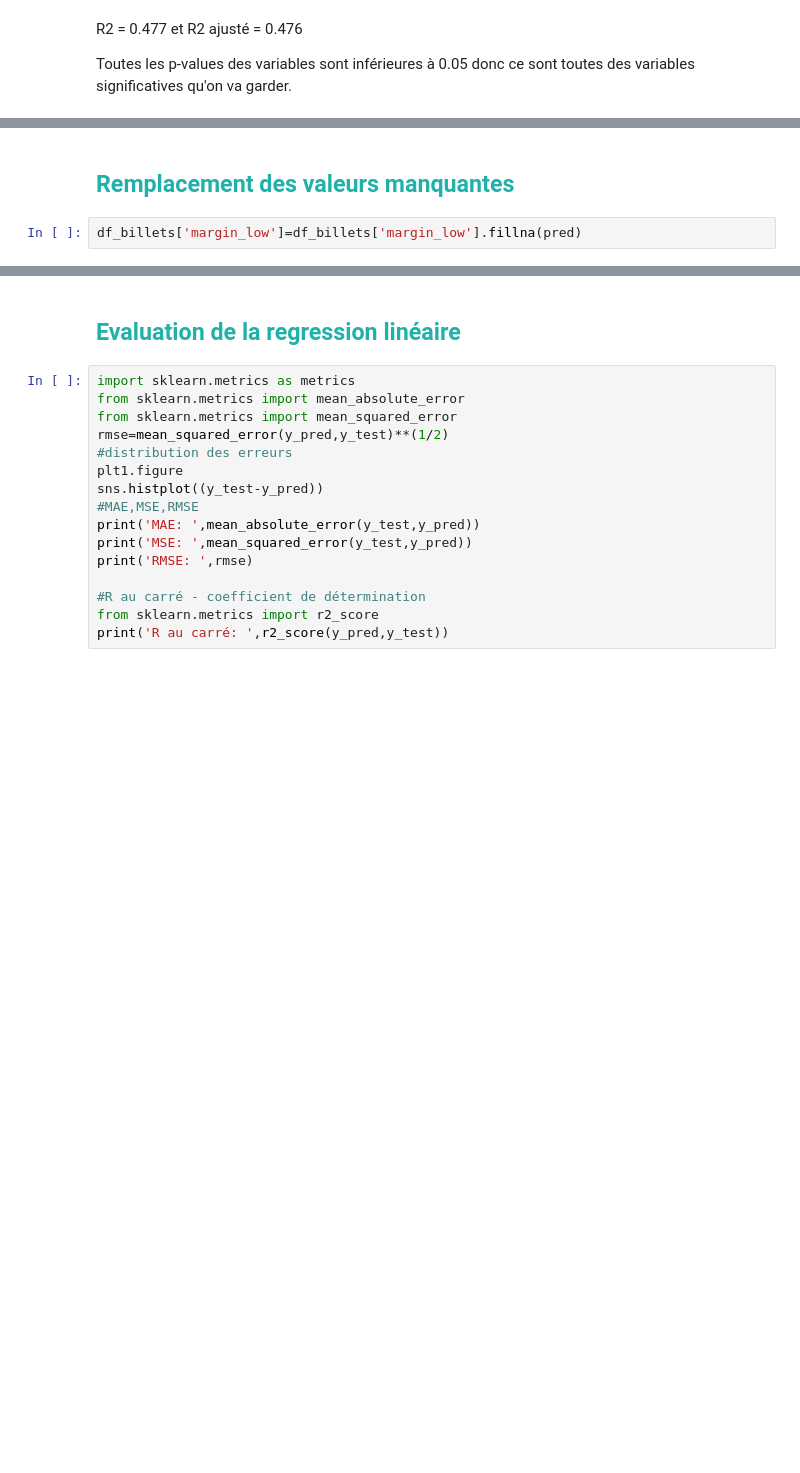
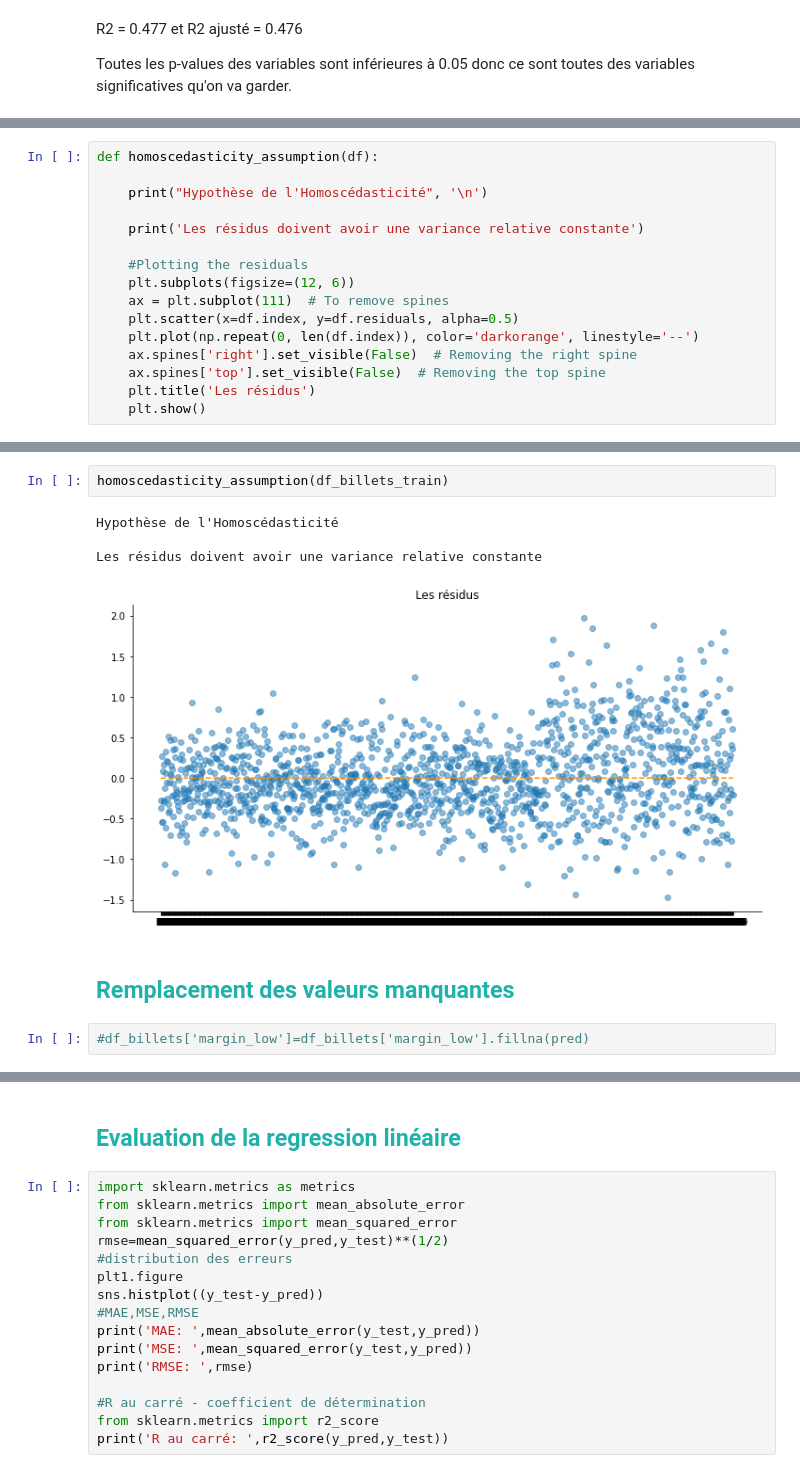
Before and after one commit to Randasabag/Detectez-des-faux-billets-avec-R-ou-Python, a Jupyter notebook: P10.ipynb, the cells around one changed output, grey strips where cells are left out. Cells and saved outputs as stored; diff of their text form; blank space fills up the shorter version.

```diff
--- a/P10.ipynb
+++ b/P10.ipynb
@@ -293,0 +455,16 @@ dtype: float64
+# %%
+def homoscedasticity_assumption(df):
+
+    print("Hypothèse de l'Homoscédasticité", '\n')
+
+    print('Les résidus doivent avoir une variance relative constante')
+
+    #Plotting the residuals
+    plt.subplots(figsize=(12, 6))
+    ax = plt.subplot(111)  # To remove spines
+    plt.scatter(x=df.index, y=df.residuals, alpha=0.5)
+    plt.plot(np.repeat(0, len(df.index)), color='darkorange', linestyle='--')
+    ax.spines['right'].set_visible(False)  # Removing the right spine
+    ax.spines['top'].set_visible(False)  # Removing the top spine
+    plt.title('Les résidus')
+    plt.show()
@@ -294,6 +489,13 @@ dtype: float64
+# %%
+homoscedasticity_assumption(df_billets_train)
+# %% [output]
+Hypothèse de l'Homoscédasticité
+
+Les résidus doivent avoir une variance relative constante
+[figure, added]
 # %% [markdown]
 ## <a name="C23"><font color='LightSeaGreen'>Remplacement des valeurs manquantes</font></a>
 # %%
-df_billets['margin_low']=df_billets['margin_low'].fillna(pred)
+#df_billets['margin_low']=df_billets['margin_low'].fillna(pred)
 # %%
 df_billets[df_billets.isnull().any(axis=1)]
```
Also changed, not shown: parts of 90 cells of this notebook.
